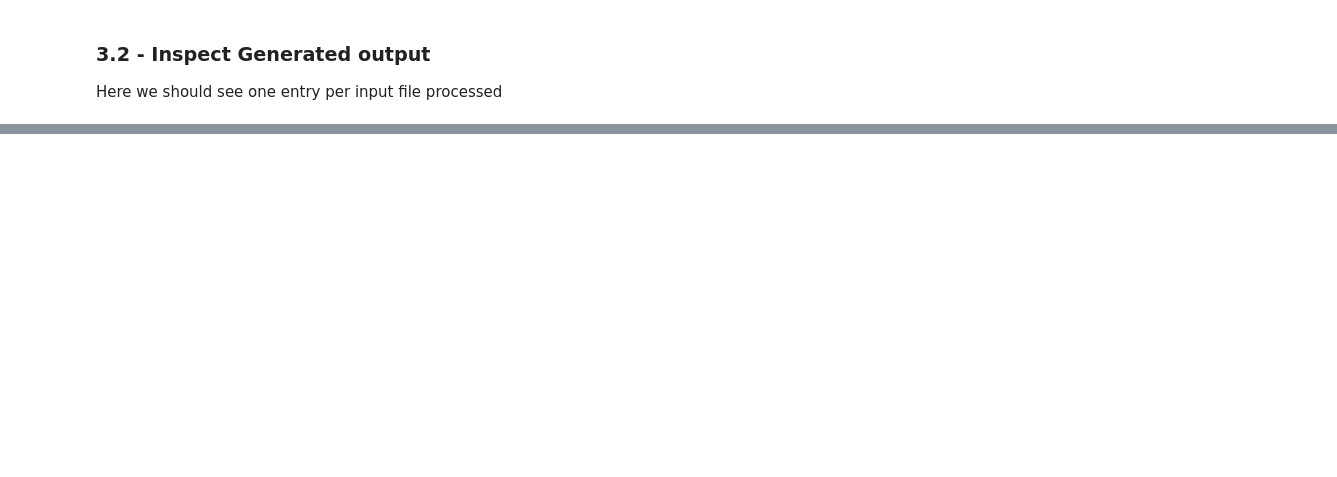
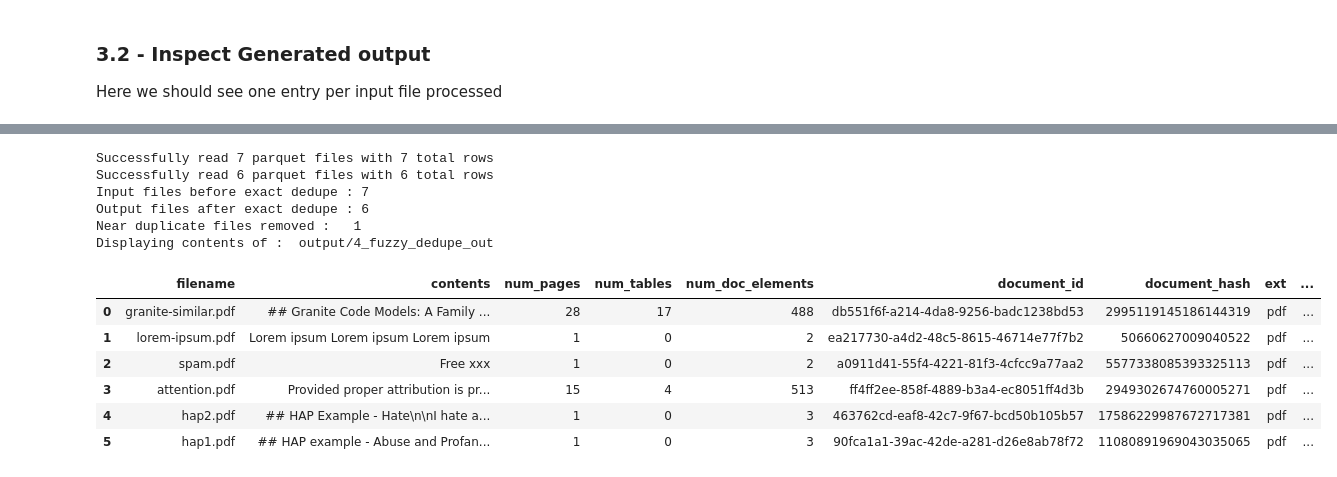
Before and after one commit to sujee/data-prep-kit-examples, a Jupyter notebook: rag-pdf-1/1_dpk_process_python.ipynb, the cells around one changed output, grey strips where cells are left out. Cells and saved outputs as stored; diff of their text form; code cells hidden in the pictures; blank space fills up the shorter version.

```diff
--- a/rag-pdf-1/1_dpk_process_python.ipynb
+++ b/rag-pdf-1/1_dpk_process_python.ipynb
@@ -231,0 +408,27 @@ Duplicate files removed :   1
+# %%
+from file_utils import read_parquet_files_as_df
+input_df = read_parquet_files_as_df(output_exact_dedupe_dir)
+output_df = read_parquet_files_as_df(os.path.join(output_fuzzy_dedupe_dir, "cleaned"))
+
+# print ("Input data dimensions (rows x columns)= ", input_df.shape)
+# print ("Output data dimensions (rows x columns)= ", output_df.shape)
+print (f"Input files before exact dedupe : {input_df.shape[0]:,}")
+print (f"Output files after exact dedupe : {output_df.shape[0]:,}")
+print ("Near duplicate files removed :  ", (input_df.shape[0] - output_df.shape[0]))
+
+print ("Displaying contents of : ", output_fuzzy_dedupe_dir)
+output_df.head(10)
+# %% [output]
+Successfully read 7 parquet files with 7 total rows
+Successfully read 6 parquet files with 6 total rows
+Input files before exact dedupe : 7
+Output files after exact dedupe : 6
+Near duplicate files removed :   1
+Displaying contents of :  output/4_fuzzy_dedupe_out
+|  | filename | contents | num_pages | num_tables | num_doc_elements | document_id | document_hash | ext | ... |
+| 0 | granite-similar.pdf | ## Granite Code Models: A Family ... | 28 | 17 | 488 | db551f6f-a214-4da8-9256-badc1238bd53 | 2995119145186144319 | pdf | ... |
+| 1 | lorem-ipsum.pdf | Lorem ipsum Lorem ipsum Lorem ipsum | 1 | 0 | 2 | ea217730-a4d2-48c5-8615-46714e77f7b2 | 50660627009040522 | pdf | ... |
+| 2 | spam.pdf | Free xxx | 1 | 0 | 2 | a0911d41-55f4-4221-81f3-4cfcc9a77aa2 | 5577338085393325113 | pdf | ... |
+| 3 | attention.pdf | Provided proper attribution is pr... | 15 | 4 | 513 | ff4ff2ee-858f-4889-b3a4-ec8051ff4d3b | 2949302674760005271 | pdf | ... |
+| 4 | hap2.pdf | ## HAP Example - Hate\n\nI hate a... | 1 | 0 | 3 | 463762cd-eaf8-42c7-9f67-bcd50b105b57 | 17586229987672717381 | pdf | ... |
+| 5 | hap1.pdf | ## HAP example - Abuse and Profan... | 1 | 0 | 3 | 90fca1a1-39ac-42de-a281-d26e8ab78f72 | 11080891969043035065 | pdf | ... |
```
Also changed, not shown: parts of 41 cells of this notebook, 16 other files.
